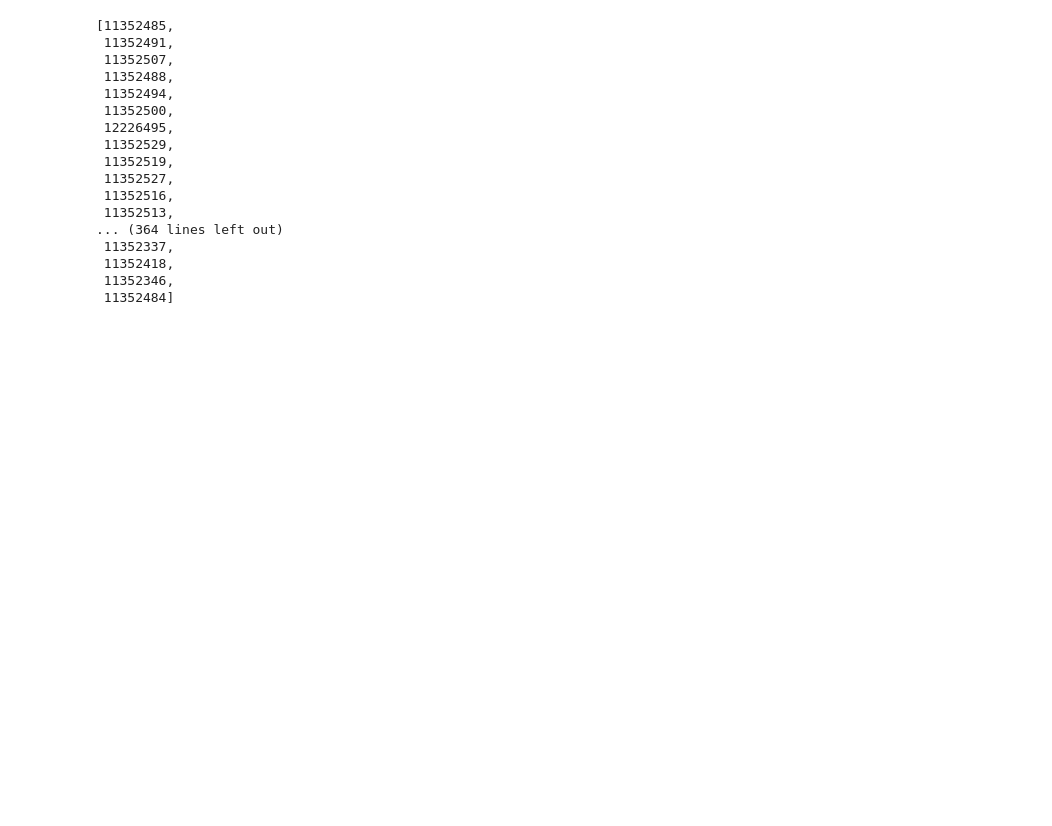
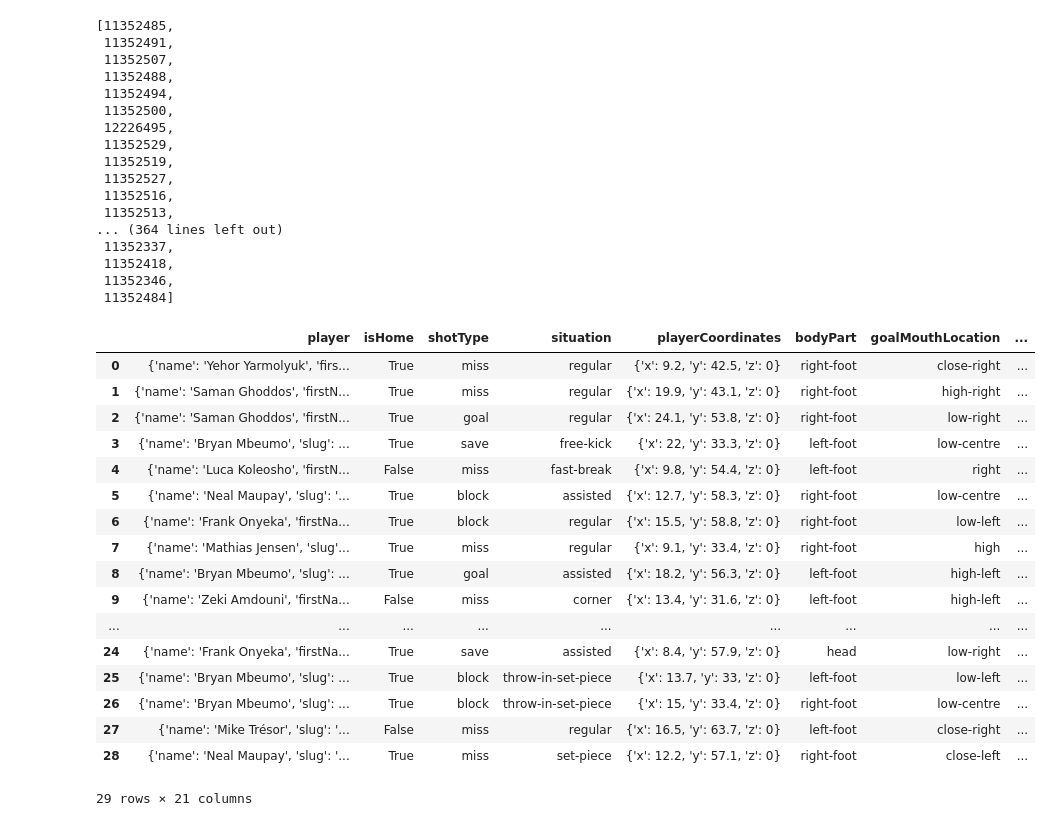
Before and after one commit to diegoaislasc/SportsAnalytics, a Jupyter notebook: experiments/notebooks/sofascore_endpoints.ipynb, the cells around one changed output. Cells and saved outputs as stored; diff of their text form; code cells hidden in the pictures; blank space fills up the shorter version.

Commit message:
scraped match shots

```diff
--- a/experiments/notebooks/sofascore_endpoints.ipynb
+++ b/experiments/notebooks/sofascore_endpoints.ipynb
@@ -103,3 +103,25 @@ match_ids
  11352418,
  11352346,
  11352484]
+# %%
+match_shots = ss.scrape_match_shots(11352660)
+match_shots
+# %% [output]
+|  | player | isHome | shotType | situation | playerCoordinates | bodyPart | goalMouthLocation | ... |
+| 0 | {'name': 'Yehor Yarmolyuk', 'firs... | True | miss | regular | {'x': 9.2, 'y': 42.5, 'z': 0} | right-foot | close-right | ... |
+| 1 | {'name': 'Saman Ghoddos', 'firstN... | True | miss | regular | {'x': 19.9, 'y': 43.1, 'z': 0} | right-foot | high-right | ... |
+| 2 | {'name': 'Saman Ghoddos', 'firstN... | True | goal | regular | {'x': 24.1, 'y': 53.8, 'z': 0} | right-foot | low-right | ... |
+| 3 | {'name': 'Bryan Mbeumo', 'slug': ... | True | save | free-kick | {'x': 22, 'y': 33.3, 'z': 0} | left-foot | low-centre | ... |
+| 4 | {'name': 'Luca Koleosho', 'firstN... | False | miss | fast-break | {'x': 9.8, 'y': 54.4, 'z': 0} | left-foot | right | ... |
+| 5 | {'name': 'Neal Maupay', 'slug': '... | True | block | assisted | {'x': 12.7, 'y': 58.3, 'z': 0} | right-foot | low-centre | ... |
+| 6 | {'name': 'Frank Onyeka', 'firstNa... | True | block | regular | {'x': 15.5, 'y': 58.8, 'z': 0} | right-foot | low-left | ... |
+| 7 | {'name': 'Mathias Jensen', 'slug'... | True | miss | regular | {'x': 9.1, 'y': 33.4, 'z': 0} | right-foot | high | ... |
+| 8 | {'name': 'Bryan Mbeumo', 'slug': ... | True | goal | assisted | {'x': 18.2, 'y': 56.3, 'z': 0} | left-foot | high-left | ... |
+| 9 | {'name': 'Zeki Amdouni', 'firstNa... | False | miss | corner | {'x': 13.4, 'y': 31.6, 'z': 0} | left-foot | high-left | ... |
+| ... | ... | ... | ... | ... | ... | ... | ... | ... |
+| 24 | {'name': 'Frank Onyeka', 'firstNa... | True | save | assisted | {'x': 8.4, 'y': 57.9, 'z': 0} | head | low-right | ... |
+| 25 | {'name': 'Bryan Mbeumo', 'slug': ... | True | block | throw-in-set-piece | {'x': 13.7, 'y': 33, 'z': 0} | left-foot | low-left | ... |
+| 26 | {'name': 'Bryan Mbeumo', 'slug': ... | True | block | throw-in-set-piece | {'x': 15, 'y': 33.4, 'z': 0} | right-foot | low-centre | ... |
+| 27 | {'name': 'Mike Trésor', 'slug': '... | False | miss | regular | {'x': 16.5, 'y': 63.7, 'z': 0} | left-foot | close-right | ... |
+| 28 | {'name': 'Neal Maupay', 'slug': '... | True | miss | set-piece | {'x': 12.2, 'y': 57.1, 'z': 0} | right-foot | close-left | ... |
+29 rows × 21 columns
```
Also changed, not shown: 1 other file.
